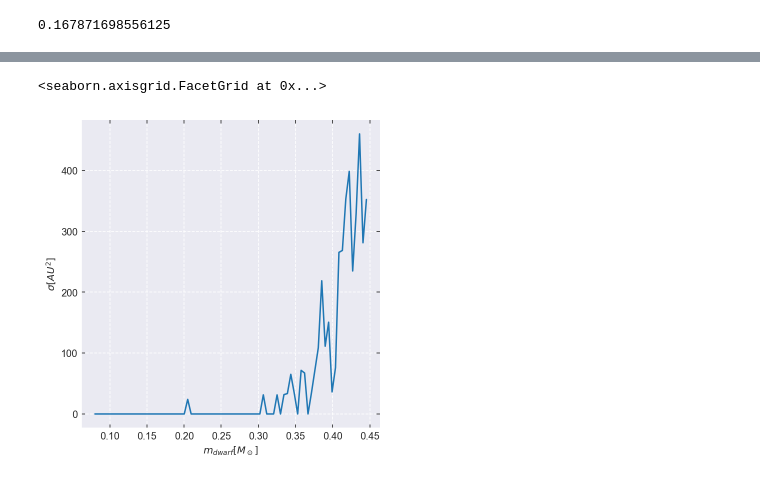
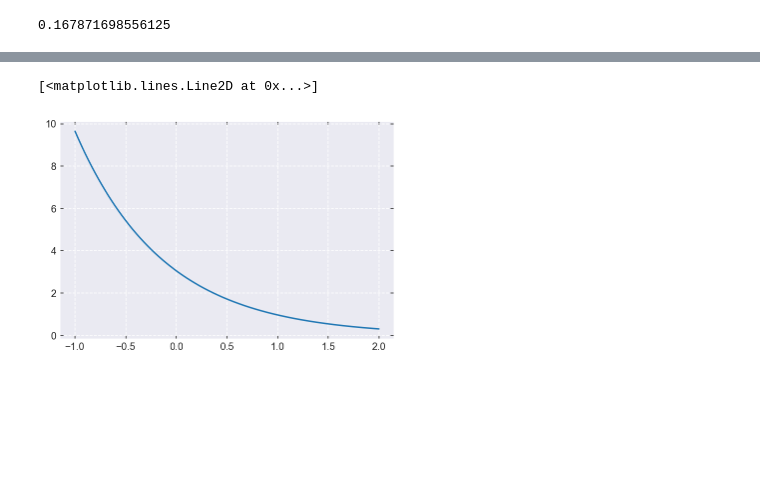
Before and after one commit to YihanWangAstro/giant-planet, a Jupyter notebook: process/giant-planet.ipynb, the cells around one changed output, grey strips where cells are left out. Saved outputs shown, nothing was run; the diff lists cells and outputs as text; code cells hidden in the pictures; blank space fills up the shorter version.

```diff
--- a/process/giant-planet.ipynb
+++ b/process/giant-planet.ipynb
@@ -389,6 +364,0 @@ dfs[0]
-# %%
-cross = pd.DataFrame({'$m_{dwarf}[M_\odot]$': M, '$\sigma [AU^2]$':np.array(SIGMA), '$b_{max} [au]$':B, '$N_{cap}$':Ncap, '$N_{tot}$':Ntot})
-sns.relplot(data=cross, x='$m_{dwarf}[M_\odot]$',y='$\sigma [AU^2]$', kind='line')
-# %% [output]
-<seaborn.axisgrid.FacetGrid at 0x...>
-[figure, removed]
@@ -394,0 +371,11 @@ sns.relplot(data=cross, x='$m_{dwarf}[M_\odot]$',y='$\sigma [AU^2]$', kind='line
+# %%
+den=1000
+a_x = 10**np.linspace(-1, 2, den)
+m_x = np.linspace(0.08,0.45, 10)
+m_x=0.1
+v_y = critical_v(1, 0.000954, m_x, a_x)/KMS
+
+plt.plot(np.log10(a_x), v_y)
+# %% [output]
+[<matplotlib.lines.Line2D at 0x...>]
+[figure, added]
```
Also changed, not shown: parts of 7 cells of this notebook.
